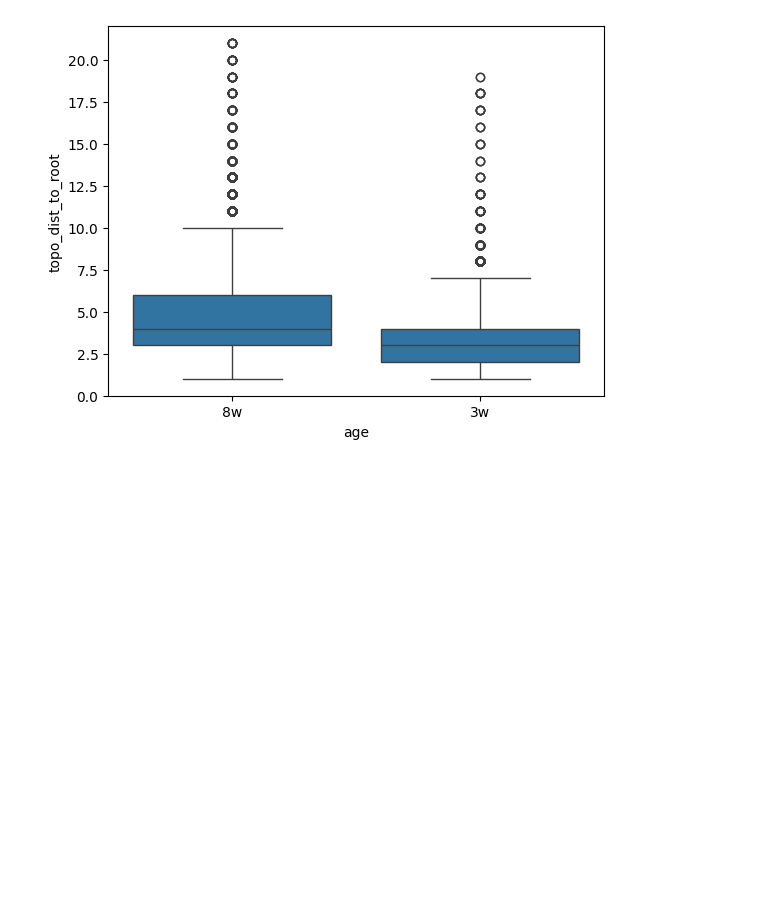
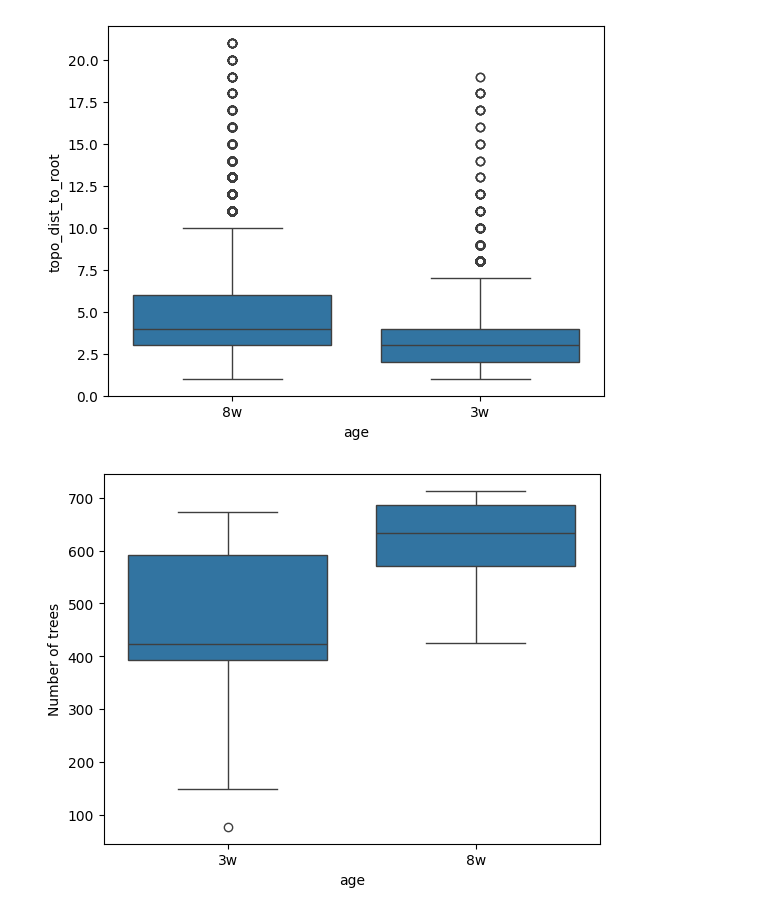
Before and after one commit to hieunguyen4193/sc_bulk_BCR_data_analysis, a Jupyter notebook: Tree08_where_are_biopsy_nodes_on_the_tree.ipynb, the cells around one changed output. Drawn from its saved outputs; the diff is of its cells as text; code cells hidden in the pictures; blank space fills up the shorter version.

```diff
--- a/Tree08_where_are_biopsy_nodes_on_the_tree.ipynb
+++ b/Tree08_where_are_biopsy_nodes_on_the_tree.ipynb
@@ -91,3 +91,7 @@ if os.path.isfile(f"{path_to_01_output}/tree_summarydf.addedAbundance.csv") == F
 else:
     maindf = pd.read_csv(f"{path_to_01_output}/tree_summarydf.addedAbundance.csv")
 color_path = "./hex_color.csv"
+
+maindf["age"] = maindf["mouseID"].apply(lambda x: mid_metadata[mid_metadata["mouse"] == x]["age"].unique()[0])
+maindf["day"] = maindf["mouseID"].apply(lambda x: mid_metadata[mid_metadata["mouse"] == x]["day"].unique()[0])
+maindf["age_day"] = maindf[["age", "day"]].apply(lambda x: f"{x[0]}_{x[1]}", axis = 1)
@@ -321,3 +329,17 @@ sns.boxplot(data = nodedf[nodedf["population"] == "biopsy"], x = "age", y = "top
 # %% [output]
 <Axes: xlabel='age', ylabel='topo_dist_to_root'>
 [figure]
+# %%
+count_tree_df = maindf.groupby("mouseID")["cloneid"].count().reset_index()
+count_tree_df = count_tree_df.merge(mid_metadata, right_on = "mouse", left_on = "mouseID")
+count_tree_df = count_tree_df[count_tree_df["age"] != "9w"]
+
+age_order = sorted(count_tree_df['age'].unique())
+
+count_tree_df['age'] = pd.Categorical(count_tree_df['age'], categories=age_order, ordered=True)
+
+sns.boxplot(count_tree_df, x = "age", y = "cloneid")
+plt.ylabel("Number of trees")
+plt.show()
+# %% [output]
+[figure, added]
```
Also changed, not shown: parts of 5 cells of this notebook, 1 other file.
